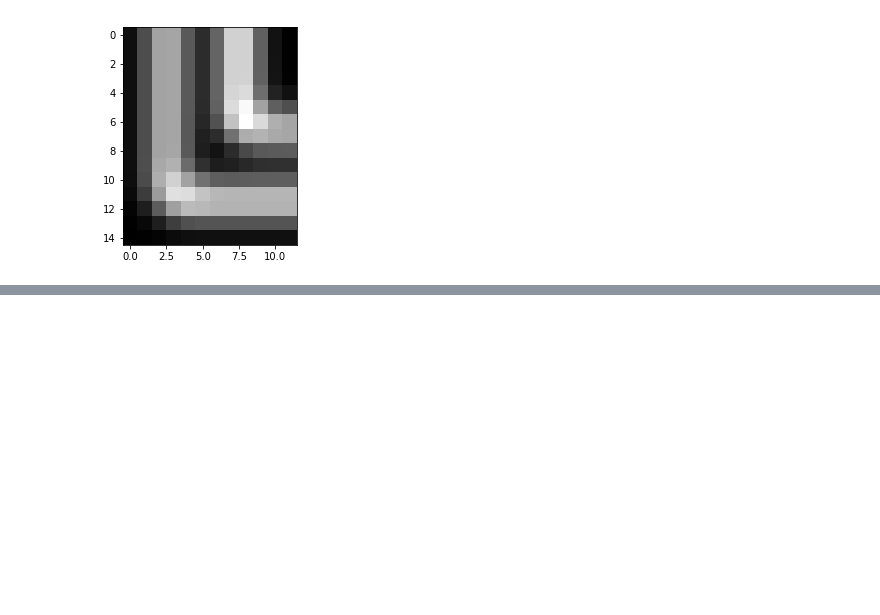
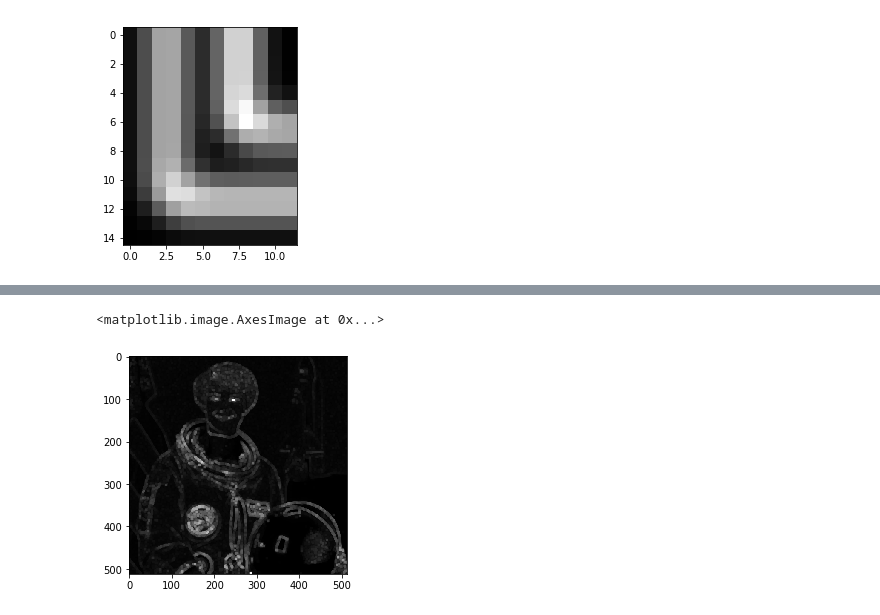
Before and after one commit to cxt106/PythonImagingBasic, a Jupyter notebook: 3-Filtering.ipynb, the cells around one changed output, grey strips where cells are left out. Saved outputs shown, nothing was run; the diff lists cells and outputs as text; code cells hidden in the pictures; blank space fills up the shorter version.

```diff
--- a/3-Filtering.ipynb
+++ b/3-Filtering.ipynb
@@ -207,0 +242,12 @@ plt.imshow(jax2_blur[130:145, 253:265], cmap='gray');
+# %%
+edges = filters.laplace(image)
+
+edges = abs(edges*(255/edges.max()))
+edges = edges.astype('uint8')
+
+thick_edges = morphology.dilation(edges, selem=np.ones([5,5]))
+
+plt.imshow(thick_edges, cmap='gray')
+# %% [output]
+<matplotlib.image.AxesImage at 0x...>
+[figure, added]
```
Also changed, not shown: parts of 7 cells of this notebook.
